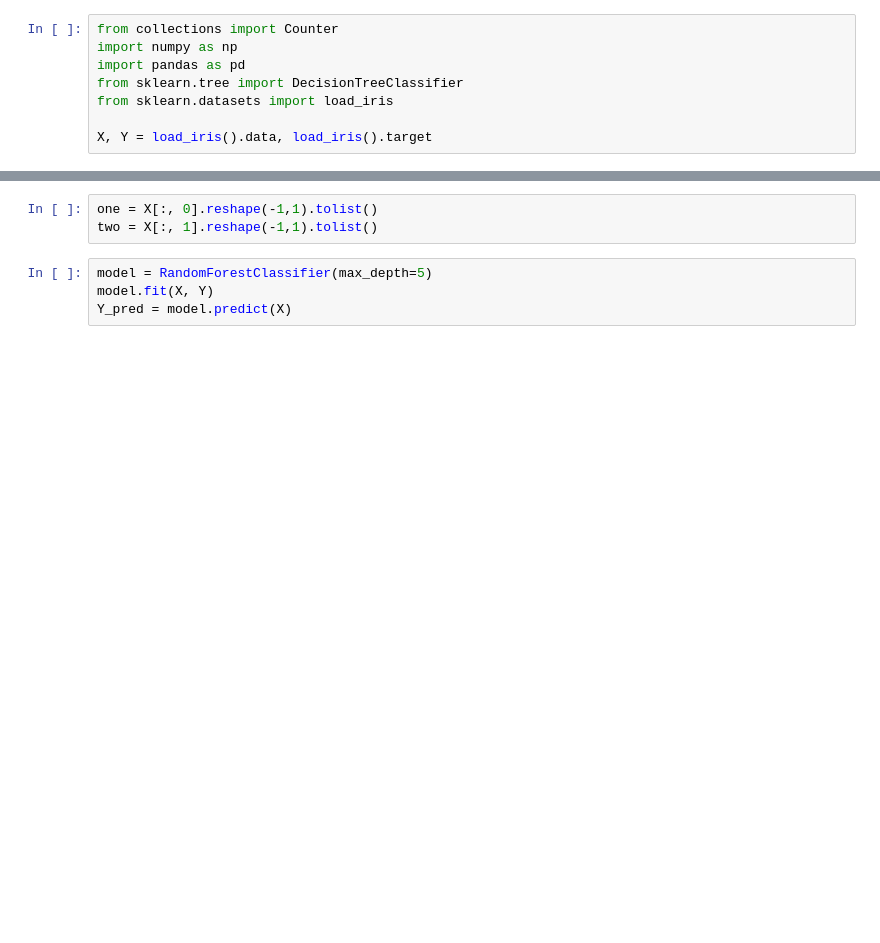
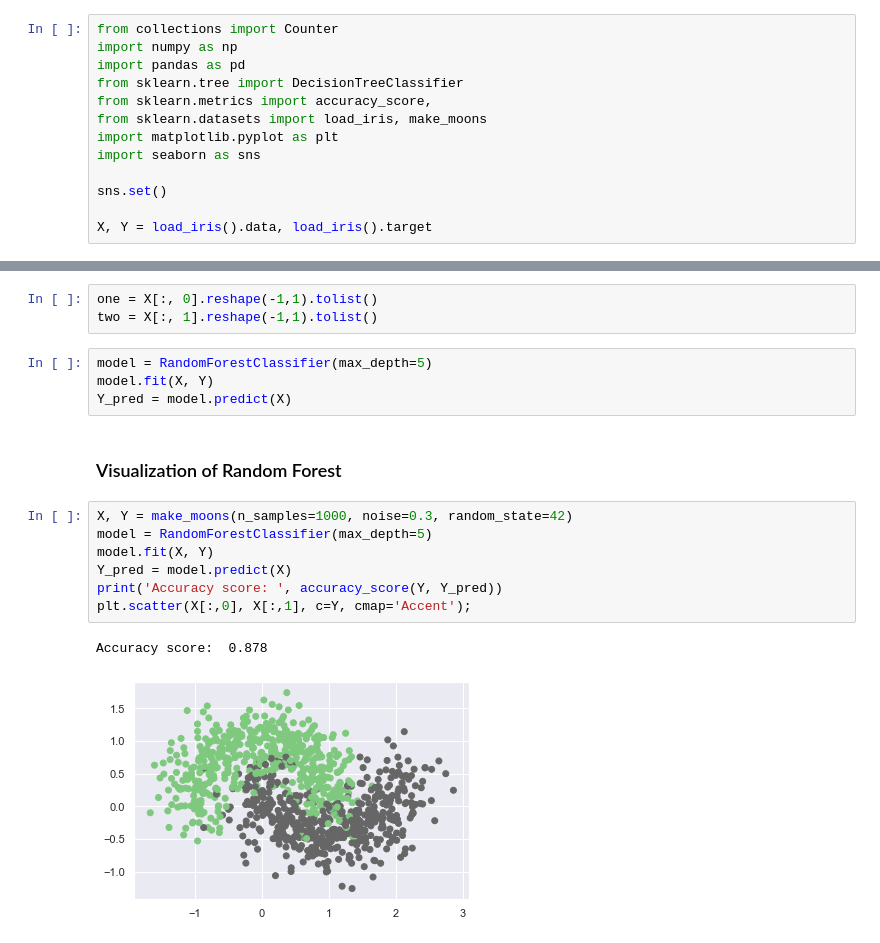
Before and after one commit to Bounty1993/ML-Algorithms-From-Scratch, a Jupyter notebook: trees/random_forest.ipynb, the cells around one changed output, grey strips where cells are left out. Cells and saved outputs as stored; diff of their text form; blank space fills up the shorter version.

Commit message:
Adding comments to Random Forest

```diff
--- a/trees/random_forest.ipynb
+++ b/trees/random_forest.ipynb
@@ -3,7 +3,12 @@ from collections import Counter
 import numpy as np
 import pandas as pd
 from sklearn.tree import DecisionTreeClassifier
-from sklearn.datasets import load_iris
+from sklearn.metrics import accuracy_score,
+from sklearn.datasets import load_iris, make_moons
+import matplotlib.pyplot as plt
+import seaborn as sns
+
+sns.set()
 
 X, Y = load_iris().data, load_iris().target
 # %%
@@ -72,3 +123,15 @@ two = X[:, 1].reshape(-1,1).tolist()
 model = RandomForestClassifier(max_depth=5)
 model.fit(X, Y)
 Y_pred = model.predict(X)
+# %% [markdown]
+### Visualization of Random Forest
+# %%
+X, Y = make_moons(n_samples=1000, noise=0.3, random_state=42)
+model = RandomForestClassifier(max_depth=5)
+model.fit(X, Y)
+Y_pred = model.predict(X)
+print('Accuracy score: ', accuracy_score(Y, Y_pred))
+plt.scatter(X[:,0], X[:,1], c=Y, cmap='Accent');
+# %% [output]
+Accuracy score:  0.878
+[figure, added]
```
Also changed, not shown: parts of 1 cell of this notebook, 1 other file.
